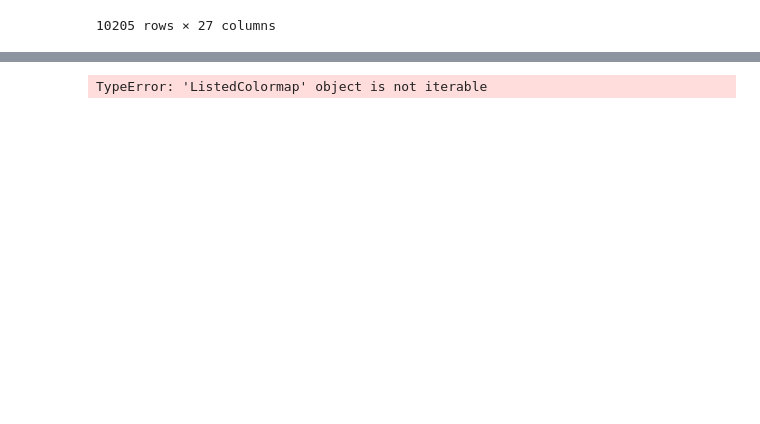
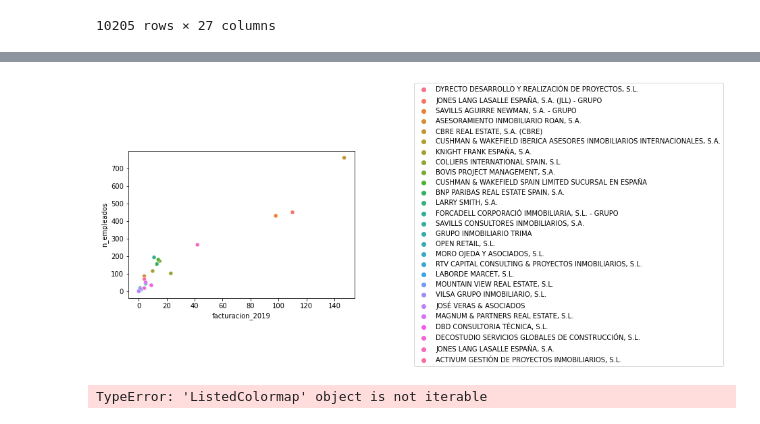
Before and after one commit to pfernancanete/Triente-Final-Project, a Jupyter notebook: Notebooks/Pruebas SQL.ipynb, the cells around one changed output, grey strips where cells are left out. Saved outputs shown, nothing was run; the diff lists cells and outputs as text; code cells hidden in the pictures; blank space fills up the shorter version.

```diff
--- a/Notebooks/Pruebas SQL.ipynb
+++ b/Notebooks/Pruebas SQL.ipynb
@@ -304,0 +368,4 @@ grafico_barras_fact_empl()
+# %%
+scatter('facturacion_2019', 'n_empleados', 'nombre_empresa', dats)
+# %% [output]
+[figure, added]
```
Also changed, not shown: parts of 13 cells of this notebook, 22 other files.
